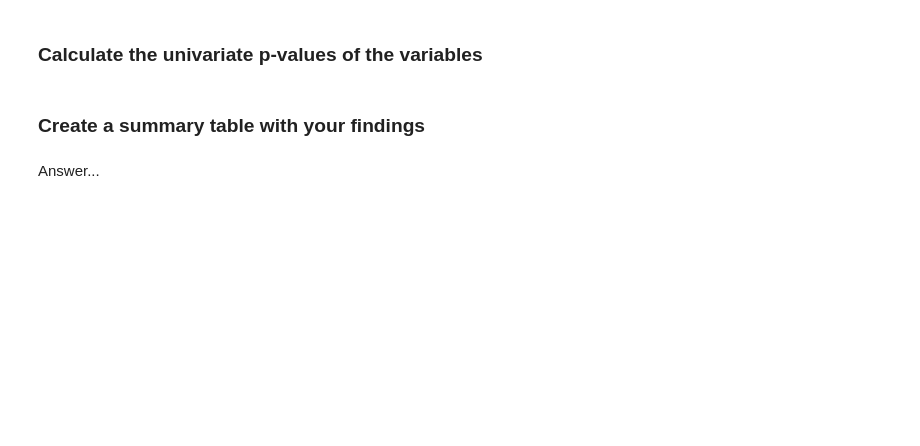
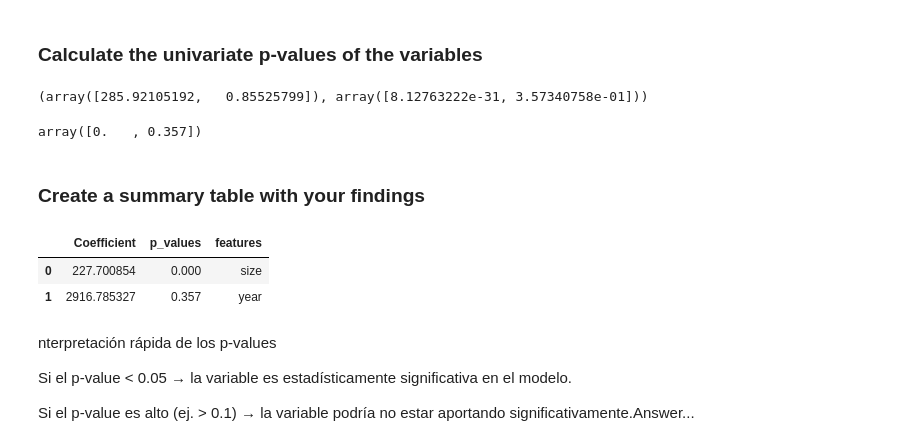
Before and after one commit to choppeb7/ML-regressions, a Jupyter notebook: sklearn - Multiple Linear Regression Exercise.ipynb, the cells around one changed output. Saved outputs shown, nothing was run; the diff lists cells and outputs as text; code cells hidden in the pictures; blank space fills up the shorter version.

```diff
--- a/sklearn - Multiple Linear Regression Exercise.ipynb
+++ b/sklearn - Multiple Linear Regression Exercise.ipynb
@@ -149,4 +155,26 @@ Find the predicted price of an apartment that has a size of 750 sq.ft. from 2009
+# %%
+f_regression(x,y)
+# %% [output]
+(array([285.92105192,   0.85525799]), array([8.12763222e-31, 3.57340758e-01]))
+# %%
+p_values=f_regression(x,y)[1]
+p_values.round(3)
+# %% [output]
+array([0.   , 0.357])
 # %% [markdown]
 ### Create a summary table with your findings
-# %% [markdown]
-Answer...
+# %%
+table=pd.DataFrame(data=reg.coef_, columns=["Coefficient"])
+table["p_values"]=p_values.round(3)
+table["features"]=["size", "year"]
+table.head()
+# %% [output]
+|  | Coefficient | p_values | features |
+| 0 | 227.700854 | 0.000 | size |
+| 1 | 2916.785327 | 0.357 | year |
+# %% [markdown]
+nterpretación rápida de los p-values
+
+Si el p-value < 0.05 → la variable es estadísticamente significativa en el modelo.
+
+Si el p-value es alto (ej. > 0.1) → la variable podría no estar aportando significativamente.Answer...
```
Also changed, not shown: parts of 4 cells of this notebook, 7 other files.
